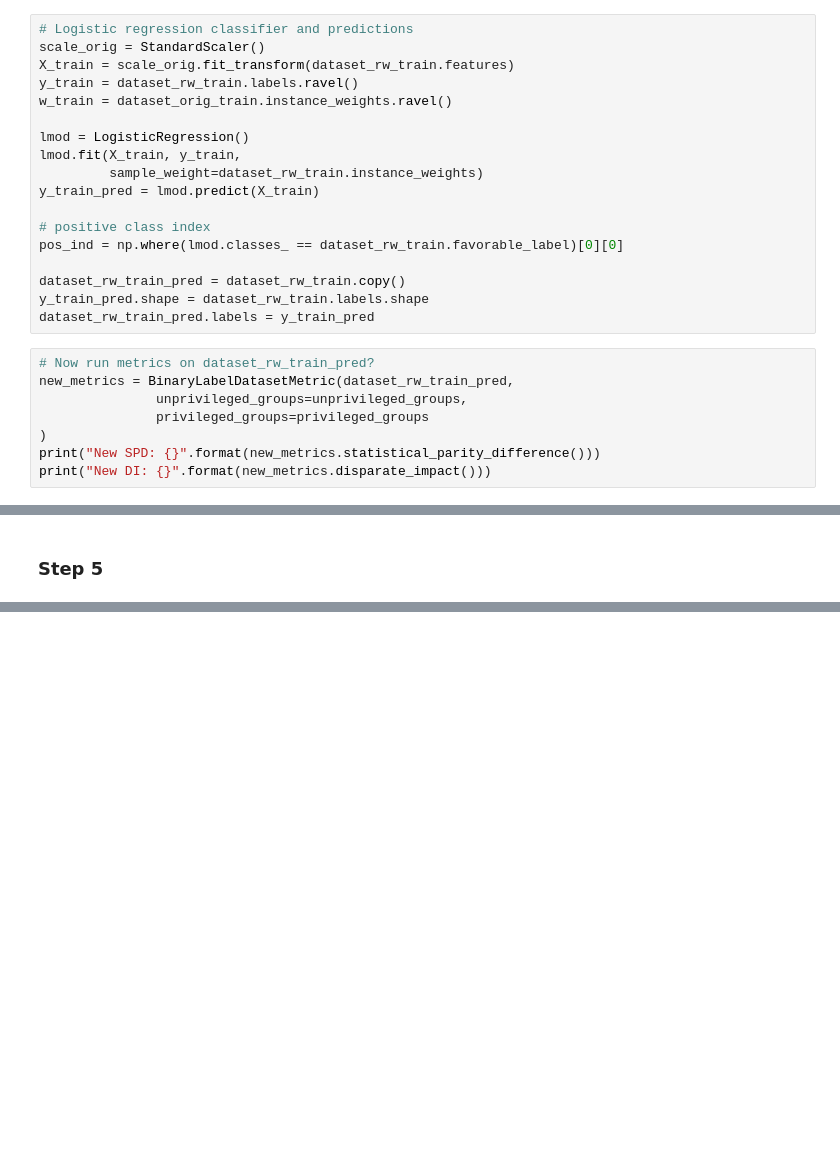
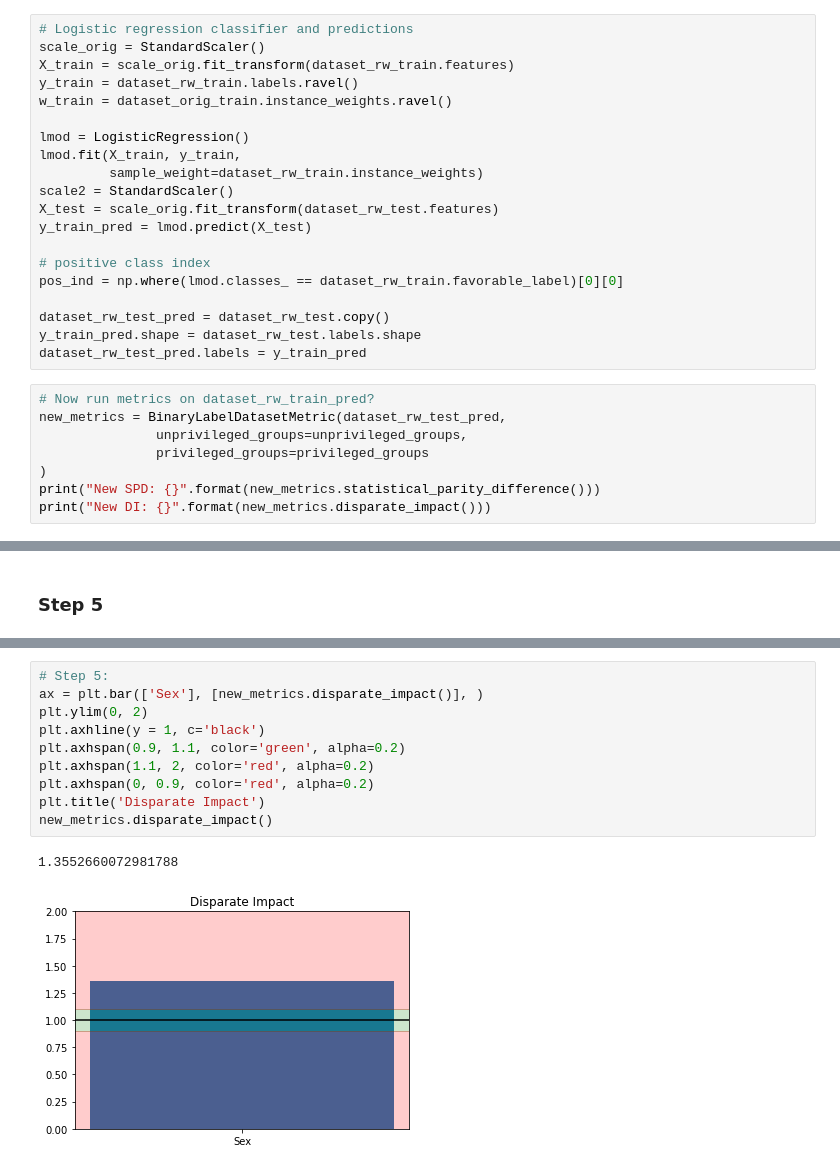
Before and after one commit to mjeong/clessardmjeongsp2021finalproject, a Jupyter notebook: report.ipynb, the cells around one changed output, grey strips where cells are left out. Saved outputs shown, nothing was run; the diff lists cells and outputs as text; blank space fills up the shorter version.

```diff
--- a/report.ipynb
+++ b/report.ipynb
@@ -677,17 +695,19 @@ w_train = dataset_orig_train.instance_weights.ravel()
 lmod = LogisticRegression()
 lmod.fit(X_train, y_train,
          sample_weight=dataset_rw_train.instance_weights)
-y_train_pred = lmod.predict(X_train)
+scale2 = StandardScaler()
+X_test = scale_orig.fit_transform(dataset_rw_test.features)
+y_train_pred = lmod.predict(X_test)
 
 # positive class index
 pos_ind = np.where(lmod.classes_ == dataset_rw_train.favorable_label)[0][0]
 
-dataset_rw_train_pred = dataset_rw_train.copy()
-y_train_pred.shape = dataset_rw_train.labels.shape
-dataset_rw_train_pred.labels = y_train_pred
+dataset_rw_test_pred = dataset_rw_test.copy()
+y_train_pred.shape = dataset_rw_test.labels.shape
+dataset_rw_test_pred.labels = y_train_pred
 # %%
 # Now run metrics on dataset_rw_train_pred?
-new_metrics = BinaryLabelDatasetMetric(dataset_rw_train_pred,
+new_metrics = BinaryLabelDatasetMetric(dataset_rw_test_pred,
                unprivileged_groups=unprivileged_groups,
                privileged_groups=privileged_groups
 )
@@ -704,0 +761,13 @@ Carli's response:
+# %%
+# Step 5:
+ax = plt.bar(['Sex'], [new_metrics.disparate_impact()], )
+plt.ylim(0, 2)
+plt.axhline(y = 1, c='black')
+plt.axhspan(0.9, 1.1, color='green', alpha=0.2)
+plt.axhspan(1.1, 2, color='red', alpha=0.2)
+plt.axhspan(0, 0.9, color='red', alpha=0.2)
+plt.title('Disparate Impact')
+new_metrics.disparate_impact()
+# %% [output]
+1.3552660072981788
+[figure, added]
```
Also changed, not shown: parts of 25 cells of this notebook.
